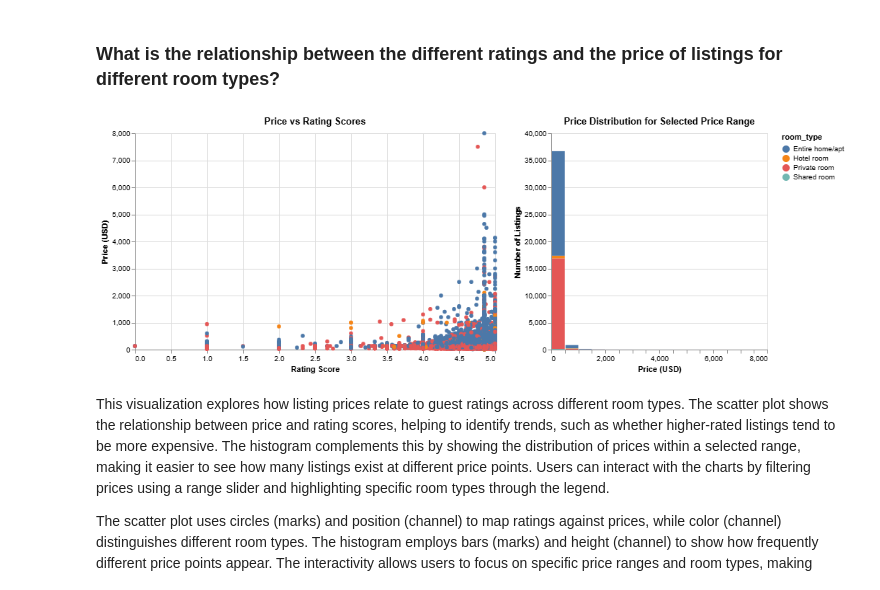
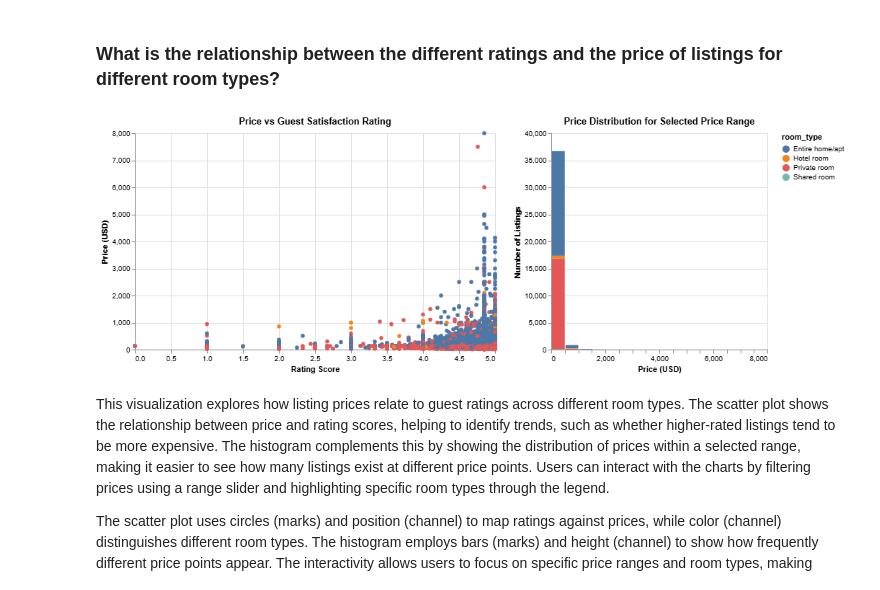
Before and after one commit to erhanjaved/airbnb, a Jupyter notebook: analysis/Carol/analysis2.ipynb, the cells around one changed output. Saved outputs shown, nothing was run; the diff lists cells and outputs as text; code cells hidden in the pictures.

```diff
--- a/analysis/Carol/analysis2.ipynb
+++ b/analysis/Carol/analysis2.ipynb
@@ -523,35 +519,35 @@ scatter_plot = alt.Chart(filtered_data).mark_circle().encode(
     color=alt.condition(highlight,'room_type:N', alt.value('gray')),
     opacity=alt.condition(highlight, alt.value(1), alt.value(0.2)),
     tooltip=['room_type:N', 'price:Q', 'review_scores_rating:Q']
 ).add_params(
     highlight,
     price_selection
 ).transform_filter(
     price_selection
 ).properties(
     width=500,
     height=300,
-    title='Price vs Rating Scores')
+    title='Price vs Guest Satisfaction Rating')
 
 # Histogram showing distribution of prices for the selected price range and room type
 price_histogram = alt.Chart(filtered_data).mark_bar().encode(
     x=alt.X('price:Q', title='Price (USD)', bin=alt.Bin(maxbins=30)),
     y=alt.Y('count():Q', title='Number of Listings'),
     color=alt.condition(highlight, 'room_type:N', alt.value('gray')),
     tooltip=['room_type:N', 'count():Q']
 ).transform_filter(
     price_selection
 ).add_params(
     highlight
 ).properties(
     width=300,
     height=300,
     title='Price Distribution for Selected Price Range')
 
 final_chart2 = alt.hconcat(scatter_plot, price_histogram)
 final_chart2
 # %% [output]
-[figure, old version]
+[figure, new version]
 # %% [markdown]
 This visualization explores how listing prices relate to guest ratings across different room types. The scatter plot shows the relationship between price and rating scores, helping to identify trends, such as whether higher-rated listings tend to be more expensive. The histogram complements this by showing the distribution of prices within a selected range, making it easier to see how many listings exist at different price points. Users can interact with the charts by filtering prices using a range slider and highlighting specific room types through the legend.
 
```
Also changed, not shown: parts of 5 cells of this notebook, 4 other files.
